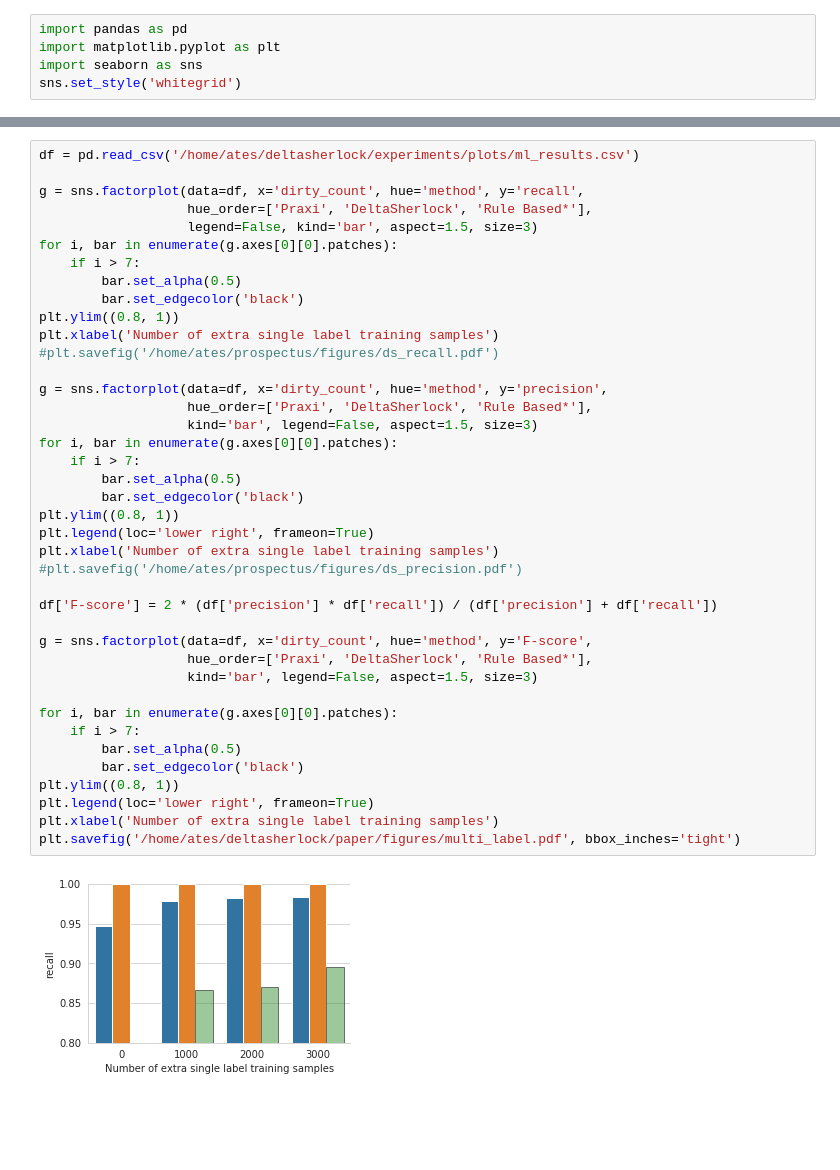
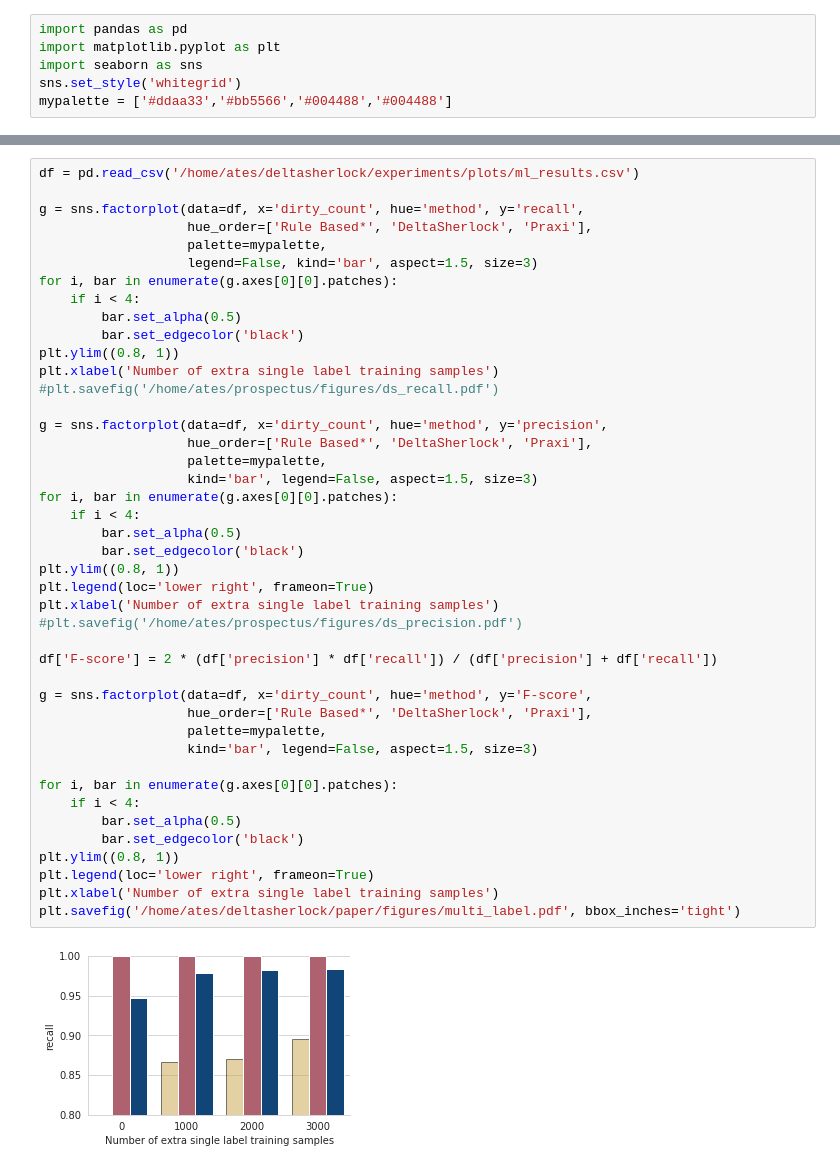
Before and after one commit to deltasherlock/experiments, a Jupyter notebook: plots/plots.ipynb, the cells around one changed output, grey strips where cells are left out. Drawn from its saved outputs; the diff is of its cells as text; blank space fills up the shorter version.

```diff
--- a/plots/plots.ipynb
+++ b/plots/plots.ipynb
@@ -3,6 +3,7 @@ import pandas as pd
 import matplotlib.pyplot as plt
 import seaborn as sns
 sns.set_style('whitegrid')
+mypalette = ['#ddaa33','#bb5566','#004488','#004488']
 # %%
 df = pd.read_csv('/home/ates/deltasherlock/experiments/plots/results.csv')
 
@@ -32,41 +42,44 @@ plt.savefig('/home/ates/deltasherlock/paper/figures/single_label.pdf', bbox_inch
 df = pd.read_csv('/home/ates/deltasherlock/experiments/plots/ml_results.csv')
 
 g = sns.factorplot(data=df, x='dirty_count', hue='method', y='recall',
-                   hue_order=['Praxi', 'DeltaSherlock', 'Rule Based*'],
+                   hue_order=['Rule Based*', 'DeltaSherlock', 'Praxi'],
+                   palette=mypalette,
                    legend=False, kind='bar', aspect=1.5, size=3)
 for i, bar in enumerate(g.axes[0][0].patches):
-    if i > 7:
+    if i < 4:
         bar.set_alpha(0.5)
         bar.set_edgecolor('black')
 plt.ylim((0.8, 1))
 plt.xlabel('Number of extra single label training samples')
 #plt.savefig('/home/ates/prospectus/figures/ds_recall.pdf')
 
 g = sns.factorplot(data=df, x='dirty_count', hue='method', y='precision',
-                   hue_order=['Praxi', 'DeltaSherlock', 'Rule Based*'],
+                   hue_order=['Rule Based*', 'DeltaSherlock', 'Praxi'],
+                   palette=mypalette,
                    kind='bar', legend=False, aspect=1.5, size=3)
 for i, bar in enumerate(g.axes[0][0].patches):
-    if i > 7:
+    if i < 4:
         bar.set_alpha(0.5)
         bar.set_edgecolor('black')
 plt.ylim((0.8, 1))
 plt.legend(loc='lower right', frameon=True)
 plt.xlabel('Number of extra single label training samples')
 #plt.savefig('/home/ates/prospectus/figures/ds_precision.pdf')
 
 df['F-score'] = 2 * (df['precision'] * df['recall']) / (df['precision'] + df['recall'])
 
 g = sns.factorplot(data=df, x='dirty_count', hue='method', y='F-score',
-                   hue_order=['Praxi', 'DeltaSherlock', 'Rule Based*'],
+                   hue_order=['Rule Based*', 'DeltaSherlock', 'Praxi'],
+                   palette=mypalette,
                    kind='bar', legend=False, aspect=1.5, size=3)
 
 for i, bar in enumerate(g.axes[0][0].patches):
-    if i > 7:
+    if i < 4:
         bar.set_alpha(0.5)
         bar.set_edgecolor('black')
 plt.ylim((0.8, 1))
 plt.legend(loc='lower right', frameon=True)
 plt.xlabel('Number of extra single label training samples')
 plt.savefig('/home/ates/deltasherlock/paper/figures/multi_label.pdf', bbox_inches='tight')
 # %% [output]
-[figure, old version]
+[figure, new version]
```
Also changed, not shown: parts of 4 cells of this notebook.
